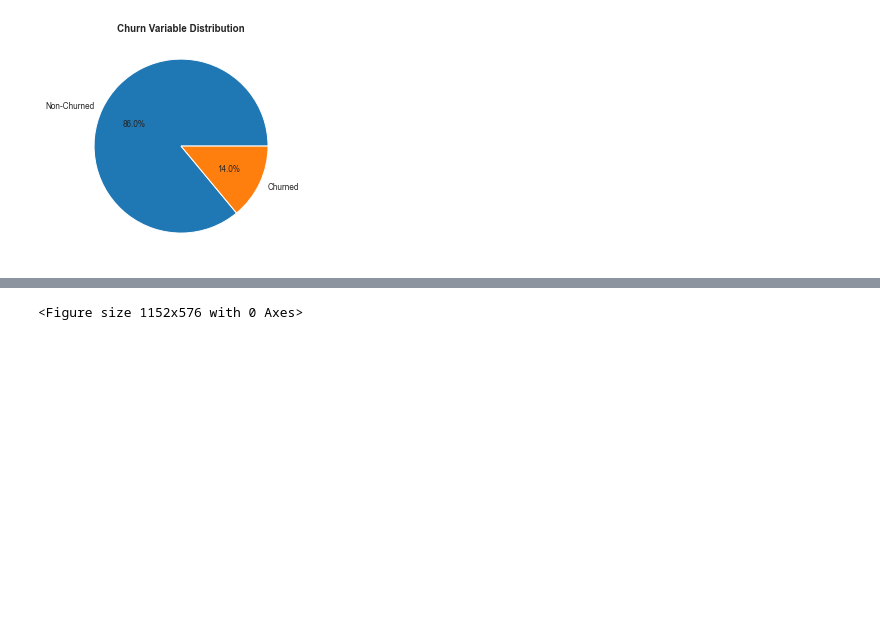
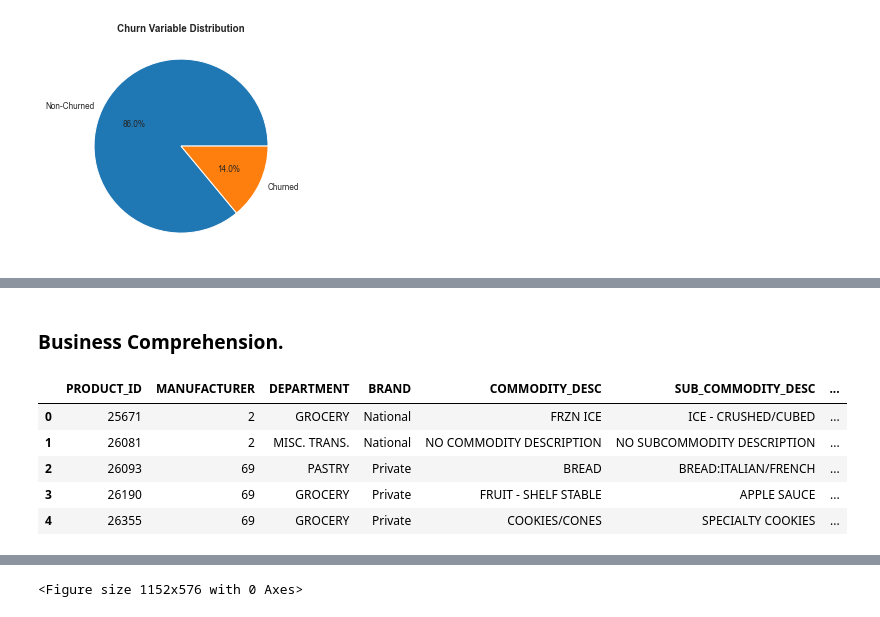
Before and after one commit to RufinoMartin/Retail-Marketing-Campaign, a Jupyter notebook: Dunnhumby.ipynb, the cells around one changed output, grey strips where cells are left out. Drawn from its saved outputs; the diff is of its cells as text; code cells hidden in the pictures; blank space fills up the shorter version.

```diff
--- a/Dunnhumby.ipynb
+++ b/Dunnhumby.ipynb
@@ -870,0 +877,11 @@ They look like needing some help haha
+# %% [markdown]
+### Business Comprehension.
+# %%
+df_product.head(5)
+# %% [output]
+|  | PRODUCT_ID | MANUFACTURER | DEPARTMENT | BRAND | COMMODITY_DESC | SUB_COMMODITY_DESC | ... |
+| 0 | 25671 | 2 | GROCERY | National | FRZN ICE | ICE - CRUSHED/CUBED | ... |
+| 1 | 26081 | 2 | MISC. TRANS. | National | NO COMMODITY DESCRIPTION | NO SUBCOMMODITY DESCRIPTION | ... |
+| 2 | 26093 | 69 | PASTRY | Private | BREAD | BREAD:ITALIAN/FRENCH | ... |
+| 3 | 26190 | 69 | GROCERY | Private | FRUIT - SHELF STABLE | APPLE SAUCE | ... |
+| 4 | 26355 | 69 | GROCERY | Private | COOKIES/CONES | SPECIALTY COOKIES | ... |
```
Also changed, not shown: parts of 47 cells of this notebook.
